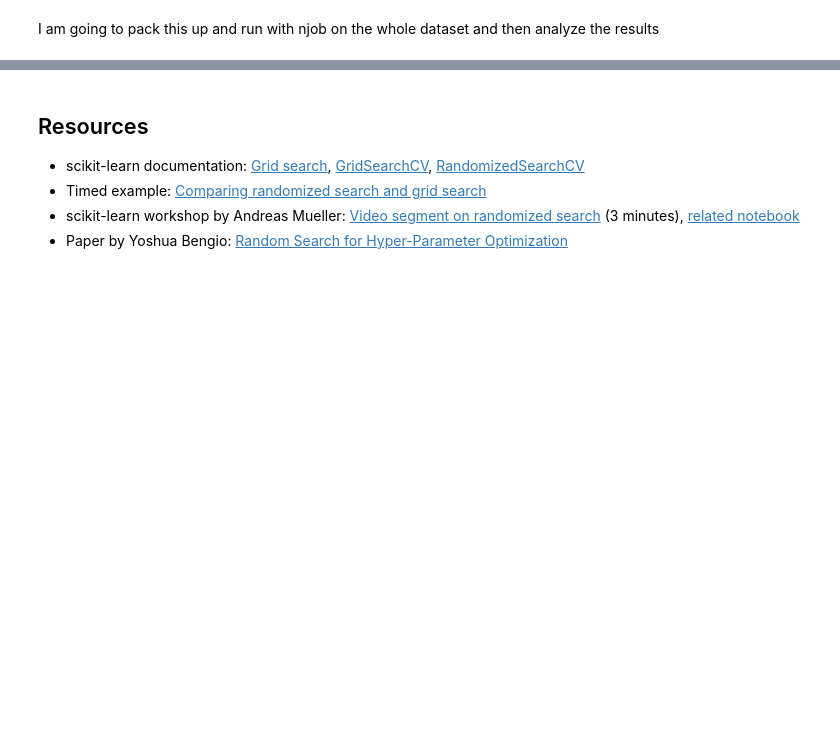
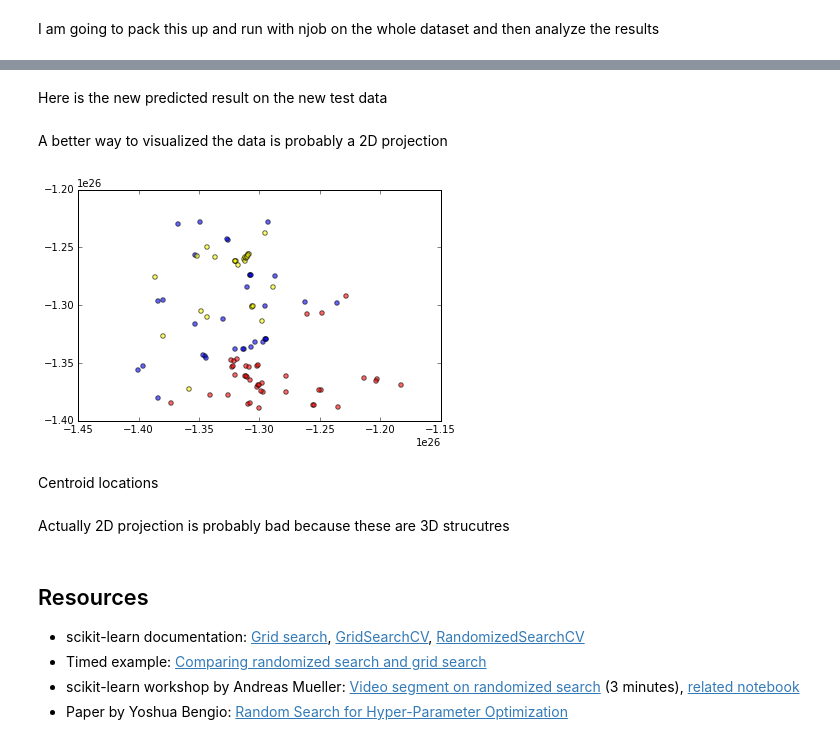
Before and after one commit to dorisjlee/halo_find, a Jupyter notebook: 10_23_2015_GridSearchApplytoParticleData2.ipynb, the cells around one changed output, grey strips where cells are left out. Cells and saved outputs as stored; diff of their text form; code cells hidden in the pictures; blank space fills up the shorter version.

```diff
--- a/10_23_2015_GridSearchApplytoParticleData2.ipynb
+++ b/10_23_2015_GridSearchApplytoParticleData2.ipynb
@@ -346,3 +328,22 @@ print best_scores
+# %% [markdown]
+Here is the new predicted result on the new test data
+# %% [markdown]
+A better way to visualized the data is probably a 2D projection
+# %%
+data=test
+fig = plt.figure()
+ax = fig.add_subplot(111)
+color = ["red","blue","yellow","cyan","purple","orange","magenta","green","brown","lime"]
+for i in range(num_clusters):
+    group  = np.where(labels==i)
+    ax.scatter(data[group,0], data[group,1],c=color[i],alpha=0.6)#,data[group,2]#, c=c, marker=m)
+fig.tight_layout()
+# %% [output]
+[figure, added]
+# %% [markdown]
+Centroid locations
+# %% [markdown]
+Actually 2D projection is probably bad because these are 3D strucutres
 # %% [markdown]
 ## Resources
 
```
Also changed, not shown: parts of 22 cells of this notebook, 1 other file.
